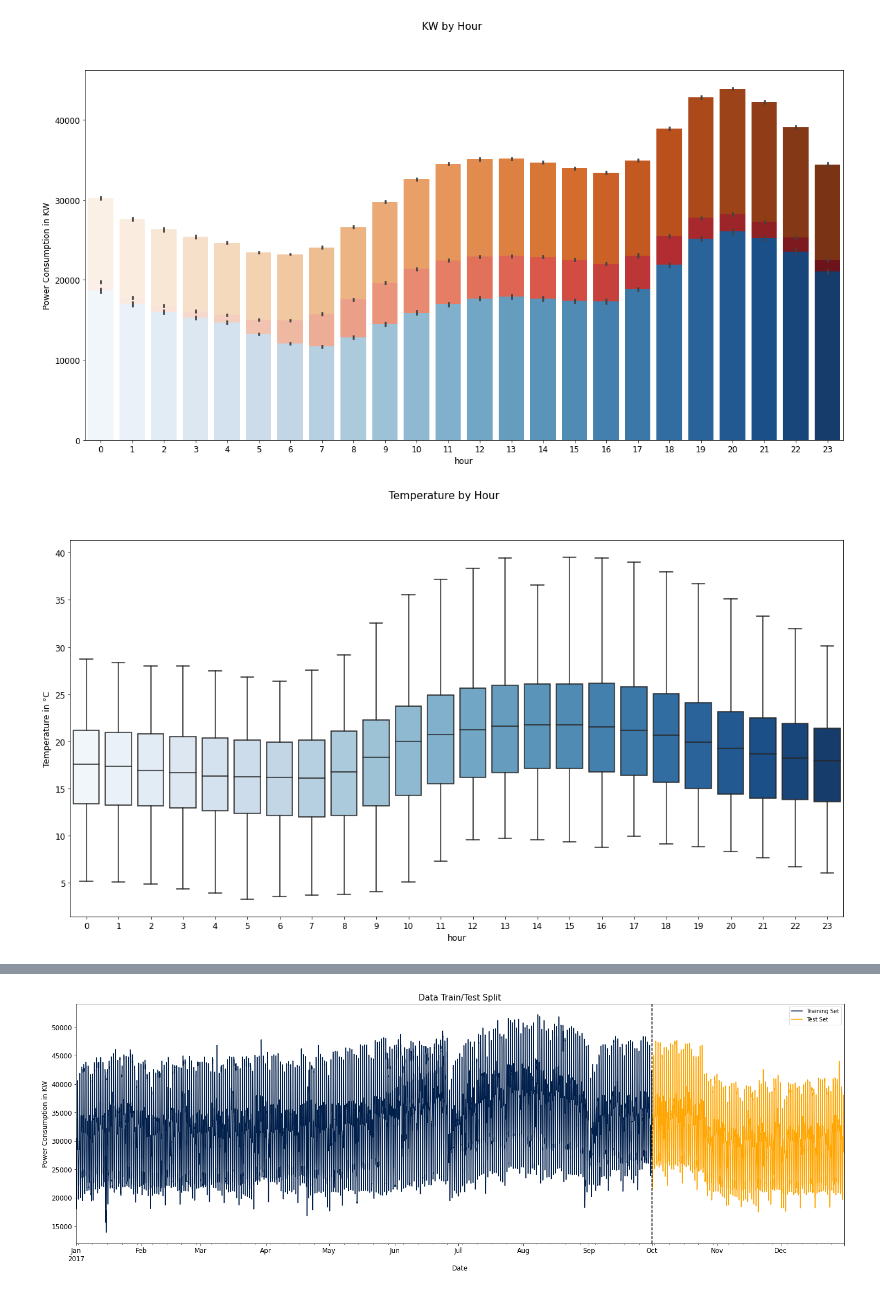
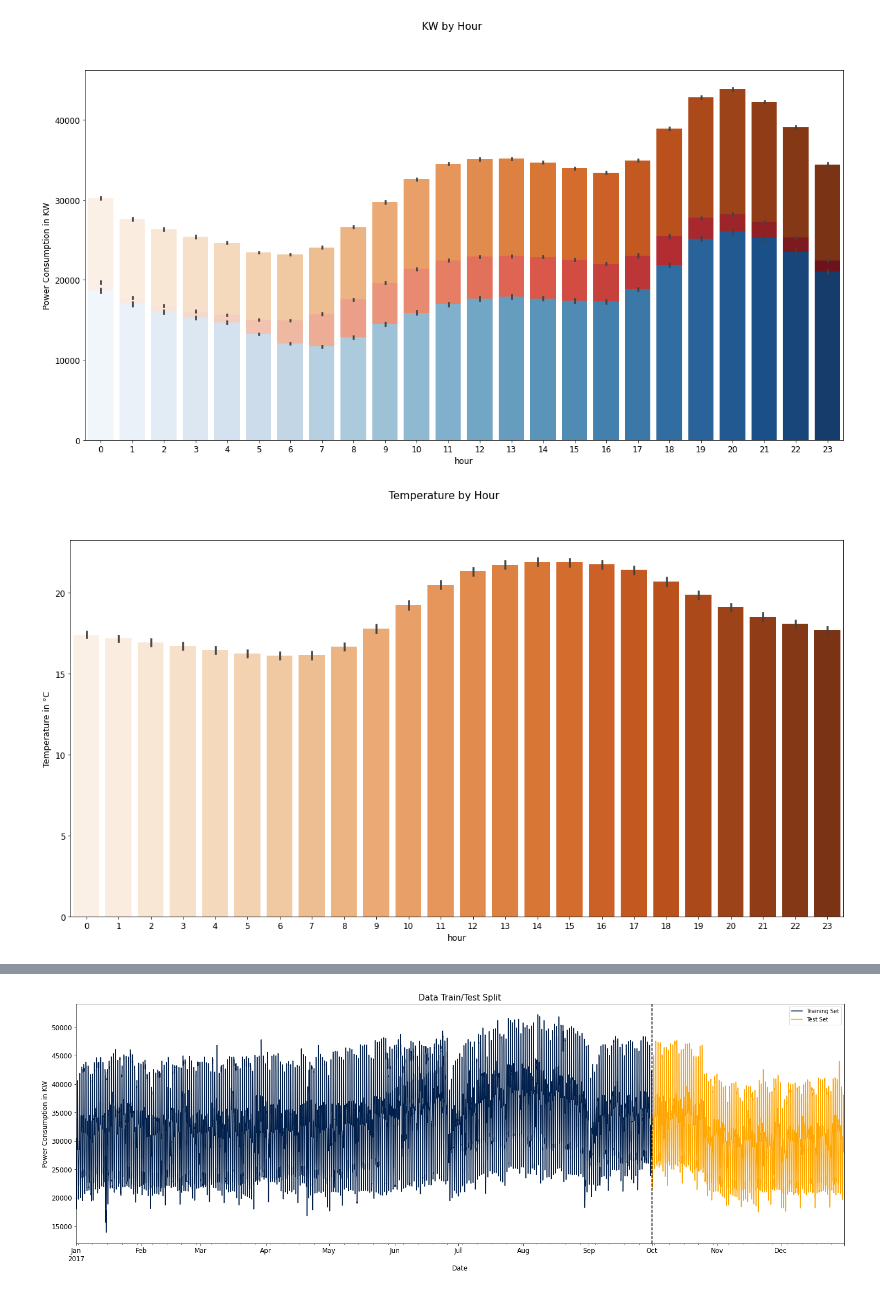
Before and after one commit to thedeveloper2104/NASH_2023_bro_code, a Jupyter notebook: NASH_Bro_Code_Energy_Streamliner.ipynb, the cells around one changed output, grey strips where cells are left out. Saved outputs shown, nothing was run; the diff lists cells and outputs as text; code cells hidden in the pictures.

```diff
--- a/NASH_Bro_Code_Energy_Streamliner.ipynb
+++ b/NASH_Bro_Code_Energy_Streamliner.ipynb
@@ -152,18 +159,18 @@ plt.show()
 # %%
 fig, ax = plt.subplots(figsize=(20, 10))
 
-sns.boxplot(data=df, x='hour', y='Temperature', palette = 'Blues', showfliers=False)
+sns.barplot(data=df, x='hour', y='Temperature', palette = 'Oranges')
 
 plt.suptitle('Temperature by Hour', fontsize=15)
 plt.xlabel('hour', fontsize=12)
 plt.ylabel('Temperature in °C', fontsize=12)
 plt.xticks(fontsize=12)
 plt.yticks(fontsize=12)
 
 #Generating plot
 plt.show()
 # %% [output]
-[figure, old version]
+[figure, new version]
 # %%
 fig, ax = plt.subplots(figsize=(20, 10))
 
```
Also changed, not shown: parts of 15 cells of this notebook.
